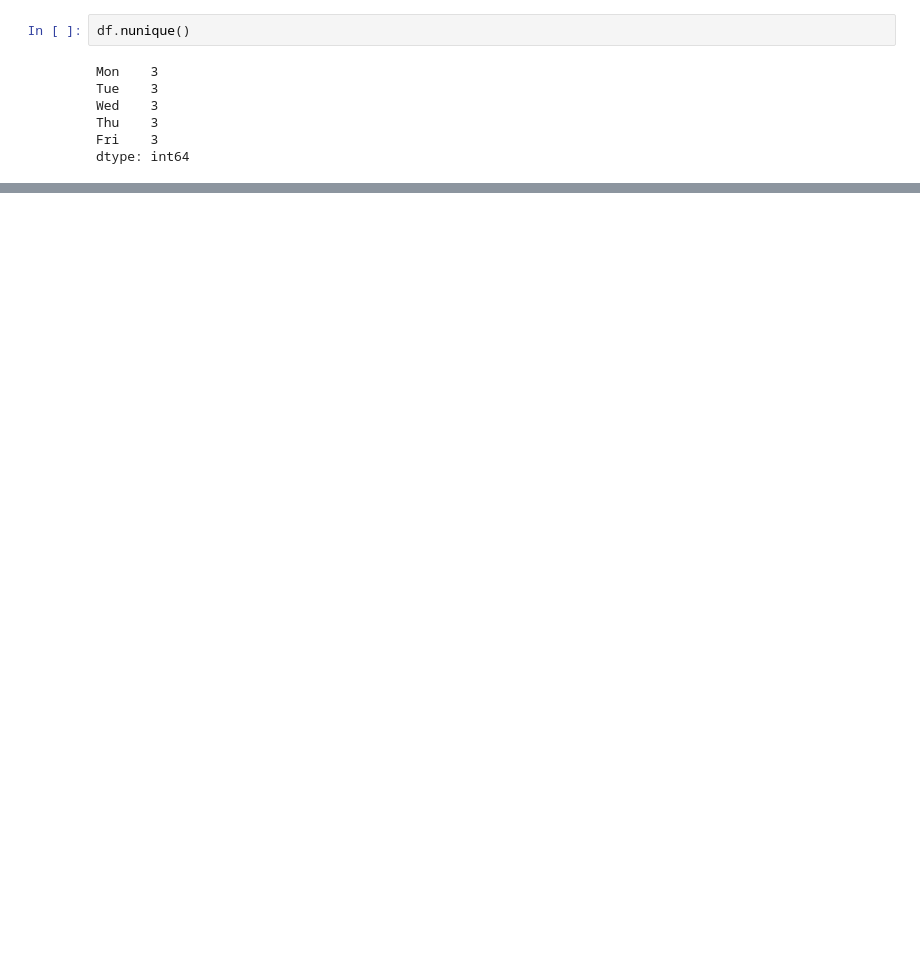
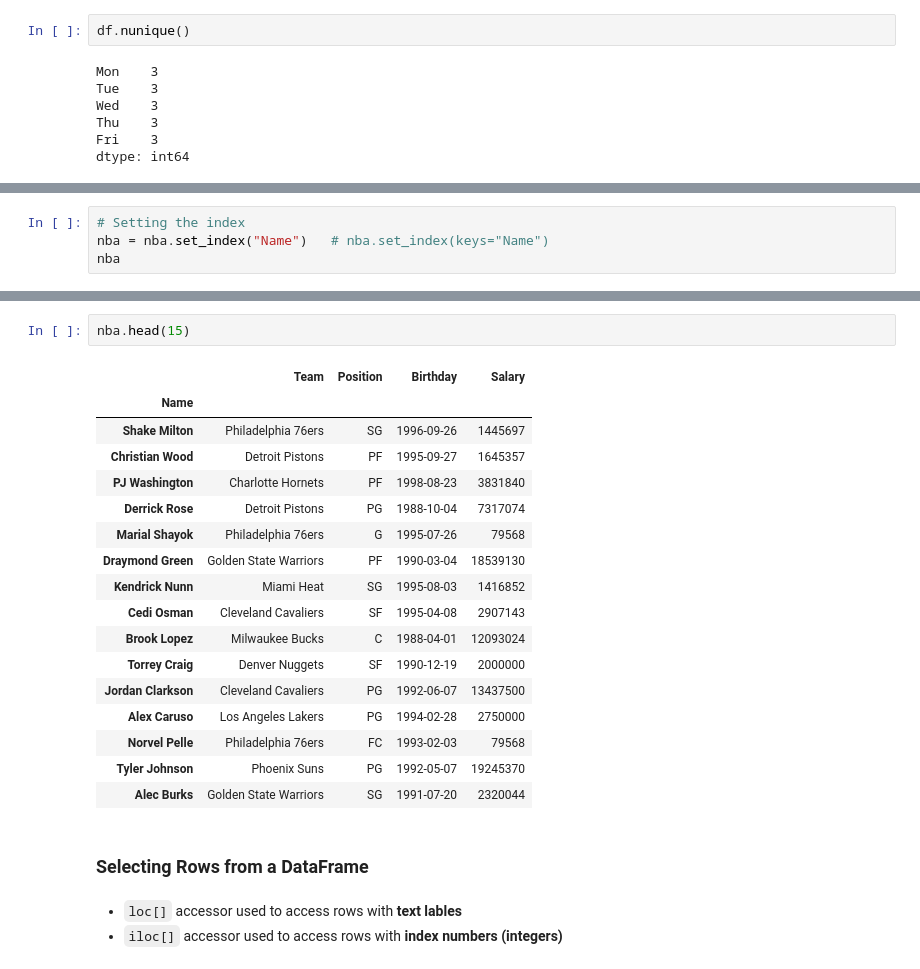
Before and after one commit to singamravibabu/batch23, a Jupyter notebook: Pandas 3.ipynb, the cells around one changed output, grey strips where cells are left out. Drawn from its saved outputs; the diff is of its cells as text; blank space fills up the shorter version.

```diff
--- a/Pandas 3.ipynb
+++ b/Pandas 3.ipynb
@@ -143,0 +232,4 @@ dtype: int64
+# %%
+# Setting the index
+nba = nba.set_index("Name")   # nba.set_index(keys="Name")
+nba
@@ -143,0 +300,25 @@ dtype: int64
+# %%
+nba.head(15)
+# %% [output]
+|  | Team | Position | Birthday | Salary |
+| Name |  |  |  |  |
+| Shake Milton | Philadelphia 76ers | SG | 1996-09-26 | 1445697 |
+| Christian Wood | Detroit Pistons | PF | 1995-09-27 | 1645357 |
+| PJ Washington | Charlotte Hornets | PF | 1998-08-23 | 3831840 |
+| Derrick Rose | Detroit Pistons | PG | 1988-10-04 | 7317074 |
+| Marial Shayok | Philadelphia 76ers | G | 1995-07-26 | 79568 |
+| Draymond Green | Golden State Warriors | PF | 1990-03-04 | 18539130 |
+| Kendrick Nunn | Miami Heat | SG | 1995-08-03 | 1416852 |
+| Cedi Osman | Cleveland Cavaliers | SF | 1995-04-08 | 2907143 |
+| Brook Lopez | Milwaukee Bucks | C | 1988-04-01 | 12093024 |
+| Torrey Craig | Denver Nuggets | SF | 1990-12-19 | 2000000 |
+| Jordan Clarkson | Cleveland Cavaliers | PG | 1992-06-07 | 13437500 |
+| Alex Caruso | Los Angeles Lakers | PG | 1994-02-28 | 2750000 |
+| Norvel Pelle | Philadelphia 76ers | FC | 1993-02-03 | 79568 |
+| Tyler Johnson | Phoenix Suns | PG | 1992-05-07 | 19245370 |
+| Alec Burks | Golden State Warriors | SG | 1991-07-20 | 2320044 |
+# %% [markdown]
+### Selecting Rows from a DataFrame
+# %% [markdown]
+- `loc[]` accessor used to access rows with **text lables**
+- `iloc[]` accessor used to access rows with **index numbers (integers)**
```
Also changed, not shown: parts of 32 cells of this notebook.
